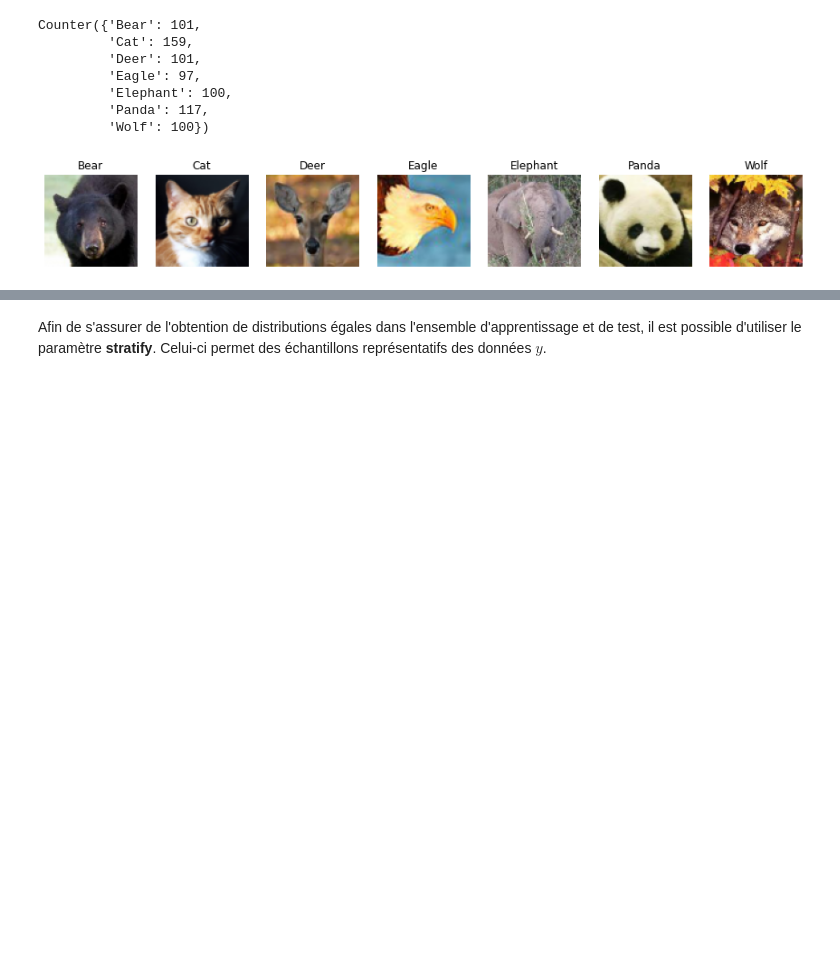
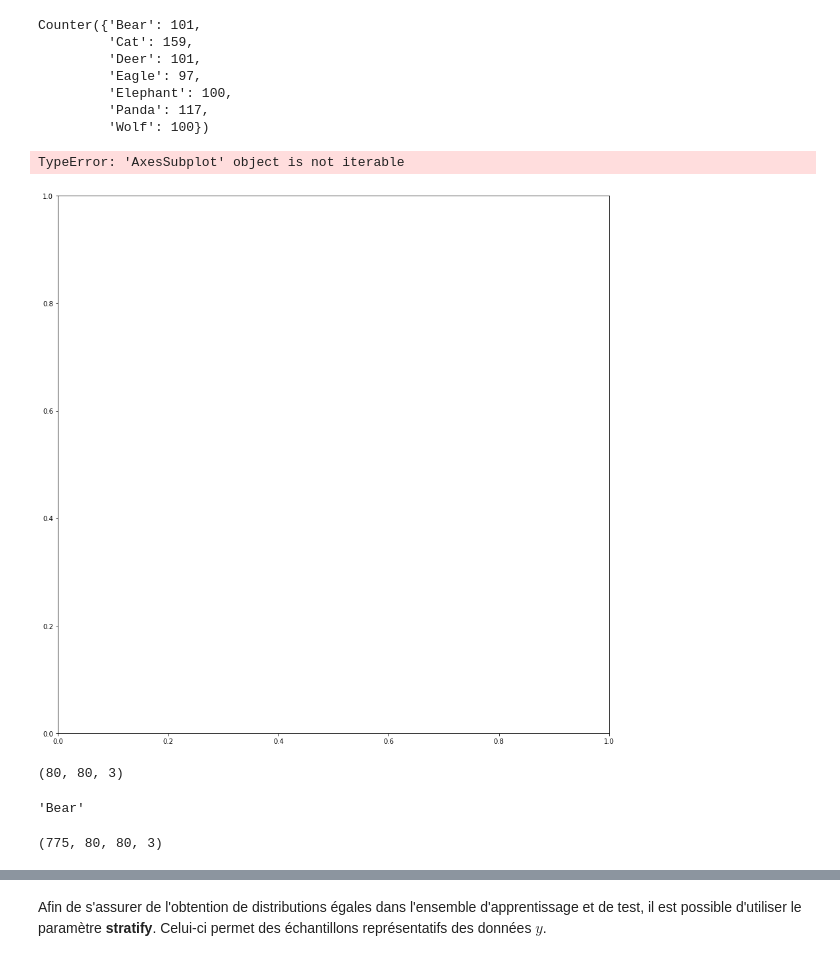
Before and after one commit to eltarr-kawther/classification-images, a Jupyter notebook: Face Detection.ipynb, the cells around one changed output, grey strips where cells are left out. Cells and saved outputs as stored; diff of their text form; code cells hidden in the pictures; blank space fills up the shorter version.

Commit message:
new notebook for data and a few edits

```diff
--- a/Face Detection.ipynb
+++ b/Face Detection.ipynb
@@ -135,20 +95,32 @@ Counter({'Bear': 101,
          'Panda': 117,
          'Wolf': 100})
 # %%
-labels = np.unique(data['label'])
+labels = np.unique(data2['label'])
 
 fig, axes = plt.subplots(1, len(labels))
 fig.set_size_inches(15,15)
 for ax, label in zip(axes, labels):
-    idx = data['label'].index(label)
-    ax.imshow(data['data'][idx])
+    idx = data2['label'].index(label)
+    ax.imshow(data2['data'][idx])
     ax.axis('off')
     ax.set_title(label)
 # %% [output]
+TypeError: 'AxesSubplot' object is not iterable
-[figure, old version]
+[figure, new version]
+# %%
+data['data'][0].shape
+# %% [output]
+(80, 80, 3)
+# %%
+data['label'][0]
+# %% [output]
+'Bear'
 # %%
 X = np.array(data['data'])
 y = np.array(data['label'])
+X.shape
+# %% [output]
+(775, 80, 80, 3)
 # %%
 X_train, X_test, y_train, y_test = train_test_split(X, y, test_size=0.2, shuffle=True, stratify=y)
 # %%
```
Also changed, not shown: parts of 33 cells of this notebook, 4 other files.
